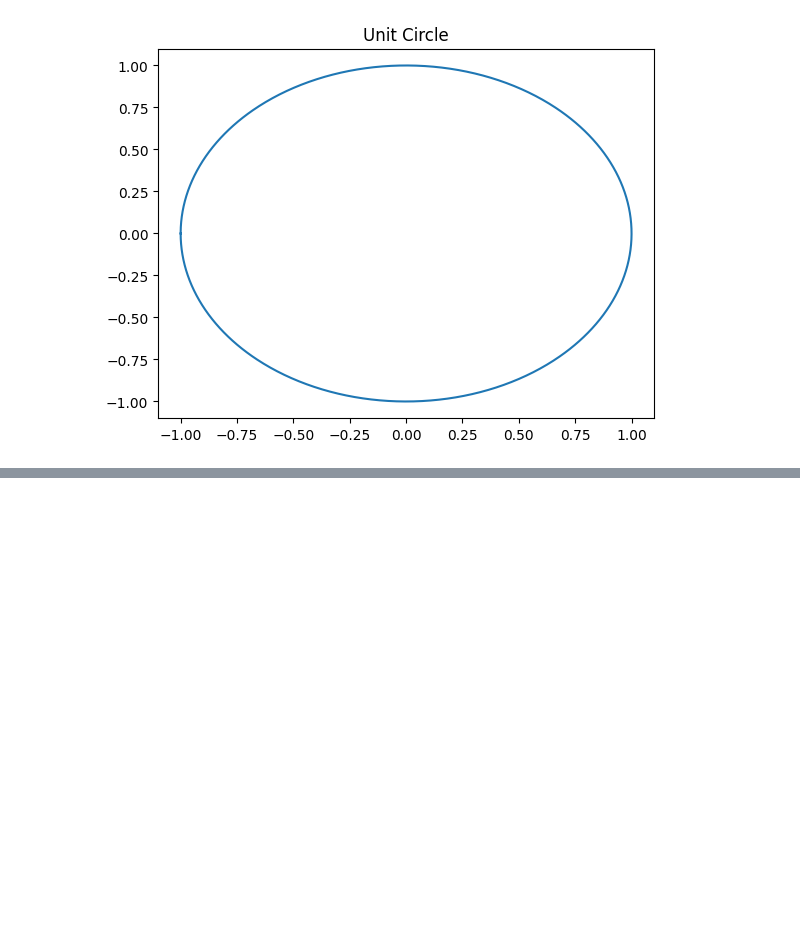
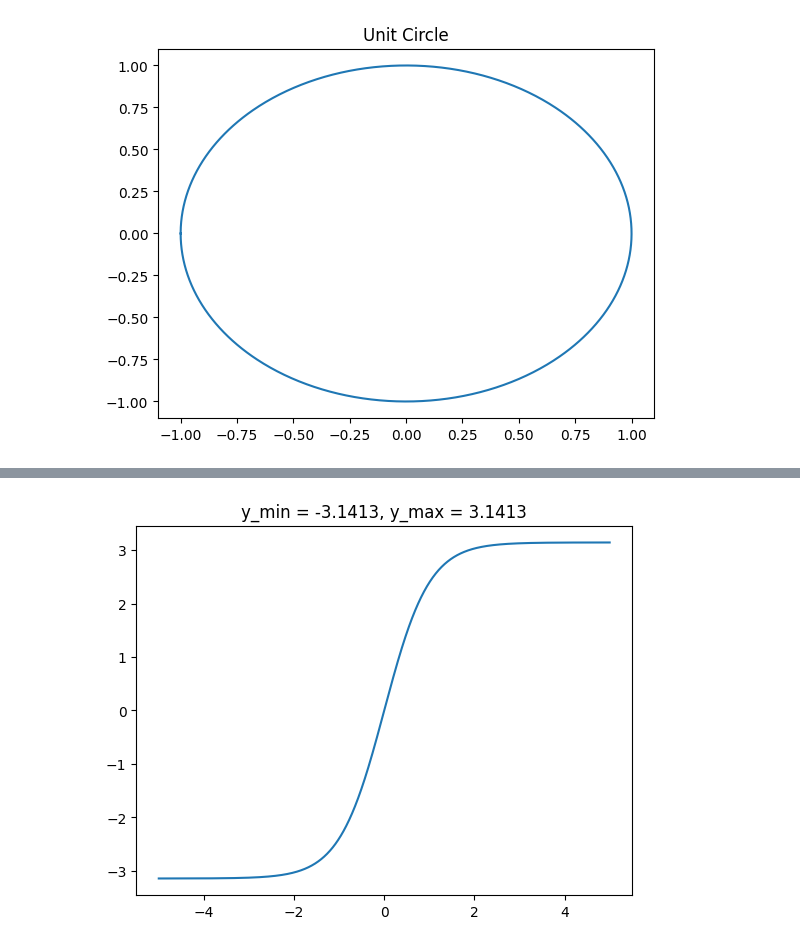
Before and after one commit to jumzzz/understanding-dl, a Jupyter notebook: ch-05/exercises/03-von-mises-loss-function.ipynb, the cells around one changed output, grey strips where cells are left out. Cells and saved outputs as stored; diff of their text form; code cells hidden in the pictures; blank space fills up the shorter version.

```diff
--- a/ch-05/exercises/03-von-mises-loss-function.ipynb
+++ b/ch-05/exercises/03-von-mises-loss-function.ipynb
@@ -14,0 +31,16 @@ plt.show()
+# %%
+x_max = 5
+x_range = jnp.linspace(-x_max, x_max, num=2000)
+y_out = jnp.pi * jnp.tanh(x_range)
+
+y_min = float(jnp.min(y_out))
+y_max = float(jnp.max(y_out))
+
+y_min = round(y_min, 4)
+y_max = round(y_max, 4)
+
+plt.plot(x_range, y_out)
+plt.title(f'y_min = {y_min}, y_max = {y_max}')
+plt.show()
+# %% [output]
+[figure, added]
```
Also changed, not shown: parts of 6 cells of this notebook.
